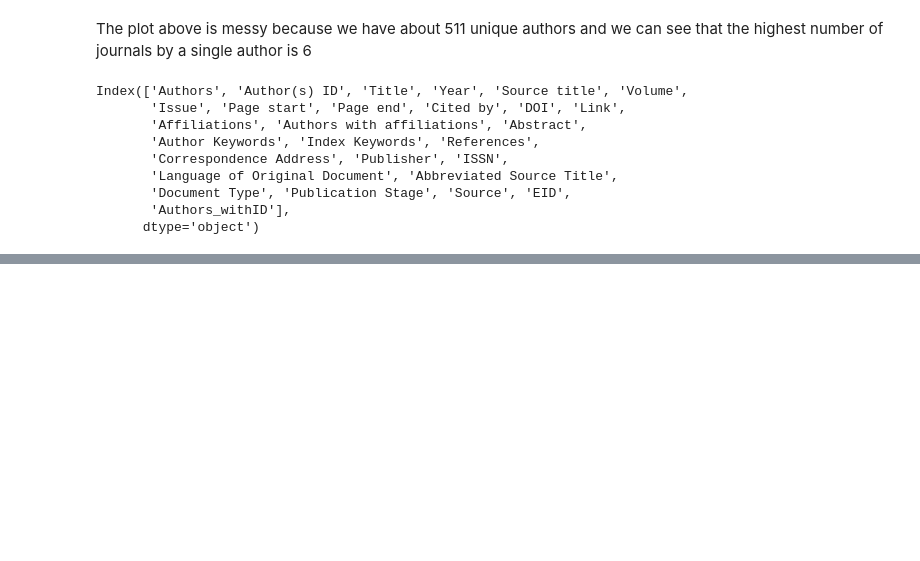
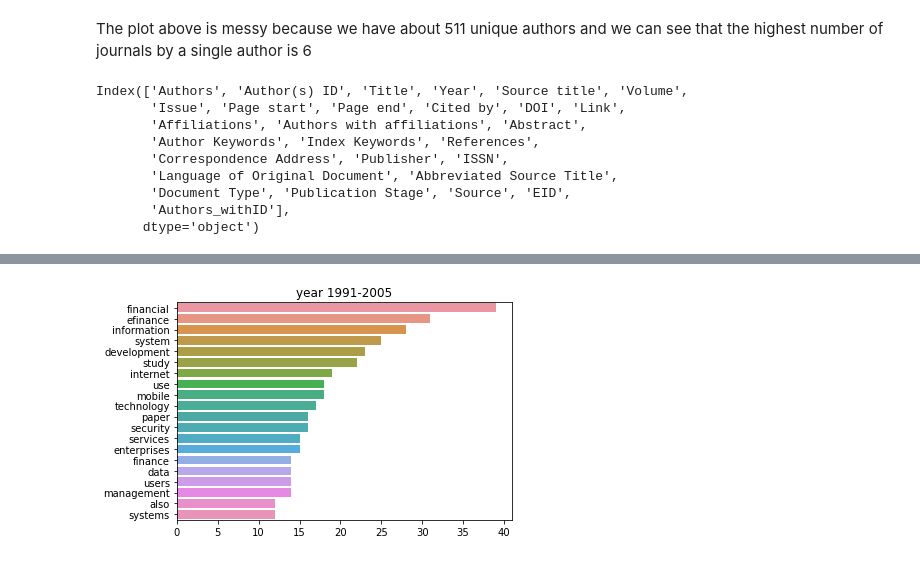
Before and after one commit to rahulgundre/HDSCWINTER-22_Premier-project, a Jupyter notebook: EDA analysis .ipynb, the cells around one changed output, grey strips where cells are left out. Cells and saved outputs as stored; diff of their text form; code cells hidden in the pictures; blank space fills up the shorter version.

```diff
--- a/EDA analysis .ipynb
+++ b/EDA analysis .ipynb
@@ -364,0 +295,2 @@ IndexError: only integers, slices (`:`), ellipsis (`...`), numpy.newaxis (`None`
+# %%
+df_aggregated = df_aggregated.reset_index()
@@ -364,0 +312,35 @@ IndexError: only integers, slices (`:`), ellipsis (`...`), numpy.newaxis (`None`
+# %%
+def clean_abstracts(row, tokenizer, stopwords):
+    """Pre-process row and generate word tokens
+
+    Args:
+        row: Text to tokenize.
+
+    Returns:
+        Tokenized row.
+    """
+    row = str(row).lower()  # Lowercase words
+    row = re.sub(r"\s+", " ", row)  # Remove multiple spaces in content
+    row = re.sub(f"[{re.escape(string.punctuation)}]", "", row)  # Remove punctuations
+
+    tokens = tokenizer(row)  # Get tokens from row
+    tokens = [t for t in tokens if not t in stopwords]  # Remove stopwords
+    tokens = ["" if t.isdigit() else t for t in tokens]  # Remove digits
+    tokens = [t for t in tokens if len(t) > 2]  # Remove short tokens
+    return tokens
+# %%
+from collections import Counter
+
+#Creating a function to draw the word freguency chart for the words mostly used in some range of years
+def draw_word_frequency(year_range, Abstracts):
+    counter = Counter(Abstracts)
+    most = counter.most_common()
+
+    x, y= [], []
+    for word,count in most[:20]:
+        x.append(word)
+        y.append(count)
+    plt.title(year_range)
+    sns.barplot(x=y, y=x)
+# %%
+df_aggregated["Abstract_words"] = df_aggregated["Abstract"].map(lambda x: clean_abstracts(x, nltk.word_tokenize, stopwords))
@@ -364,0 +355,4 @@ IndexError: only integers, slices (`:`), ellipsis (`...`), numpy.newaxis (`None`
+# %%
+draw_word_frequency("year 1991-2005", df_aggregated.loc[0, "Abstract_words"])
+# %% [output]
+[figure, added]
```
Also changed, not shown: parts of 45 cells of this notebook.
